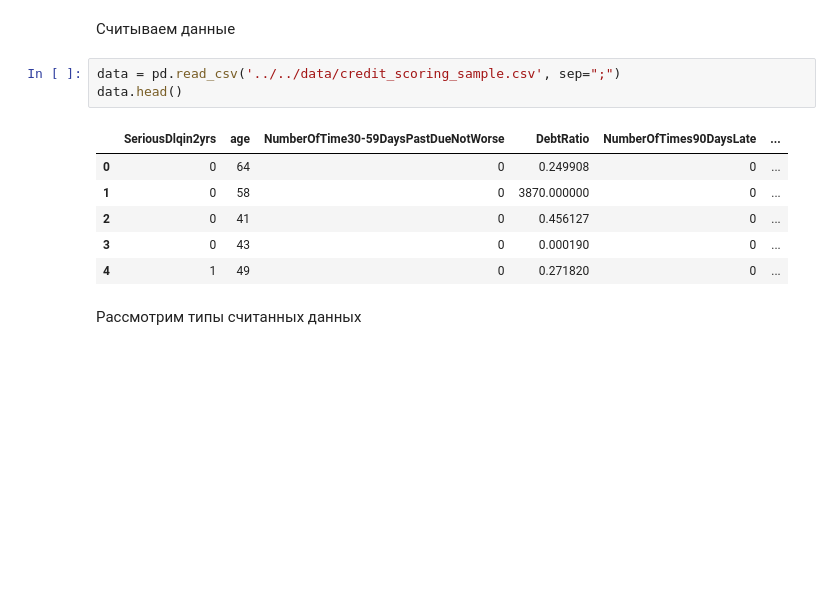
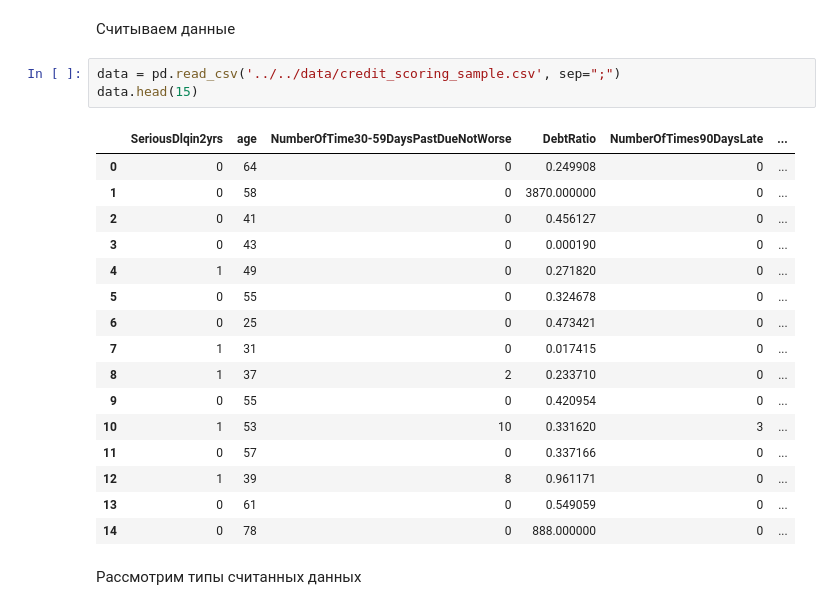
Before and after one commit to welaury/BVV_USML, a Jupyter notebook: DZ5.ipynb, the cells around one changed output. Saved outputs shown, nothing was run; the diff lists cells and outputs as text; blank space fills up the shorter version.

```diff
--- a/DZ5.ipynb
+++ b/DZ5.ipynb
@@ -67,14 +67,24 @@ def impute_nan_with_median(table):
 Считываем данные
 # %%
 data = pd.read_csv('../../data/credit_scoring_sample.csv', sep=";")
-data.head()
+data.head(15)
 # %% [output]
 |  | SeriousDlqin2yrs | age | NumberOfTime30-59DaysPastDueNotWorse | DebtRatio | NumberOfTimes90DaysLate | ... |
 | 0 | 0 | 64 | 0 | 0.249908 | 0 | ... |
 | 1 | 0 | 58 | 0 | 3870.000000 | 0 | ... |
 | 2 | 0 | 41 | 0 | 0.456127 | 0 | ... |
 | 3 | 0 | 43 | 0 | 0.000190 | 0 | ... |
 | 4 | 1 | 49 | 0 | 0.271820 | 0 | ... |
+| 5 | 0 | 55 | 0 | 0.324678 | 0 | ... |
+| 6 | 0 | 25 | 0 | 0.473421 | 0 | ... |
+| 7 | 1 | 31 | 0 | 0.017415 | 0 | ... |
+| 8 | 1 | 37 | 2 | 0.233710 | 0 | ... |
+| 9 | 0 | 55 | 0 | 0.420954 | 0 | ... |
+| 10 | 1 | 53 | 10 | 0.331620 | 3 | ... |
+| 11 | 0 | 57 | 0 | 0.337166 | 0 | ... |
+| 12 | 1 | 39 | 8 | 0.961171 | 0 | ... |
+| 13 | 0 | 61 | 0 | 0.549059 | 0 | ... |
+| 14 | 0 | 78 | 0 | 888.000000 | 0 | ... |
 # %% [markdown]
 Рассмотрим типы считанных данных
 # %%
```
Also changed, not shown: parts of 7 cells of this notebook.
